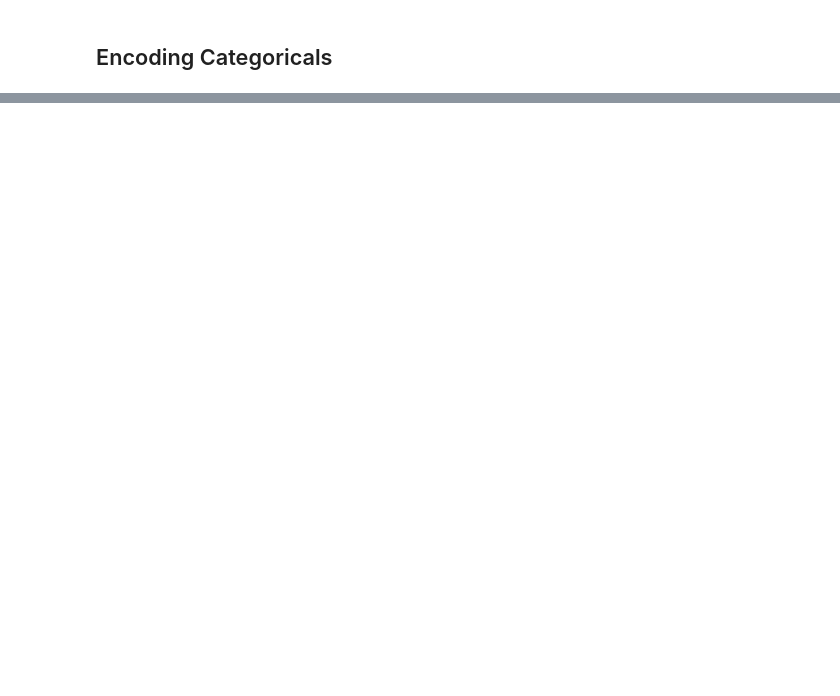
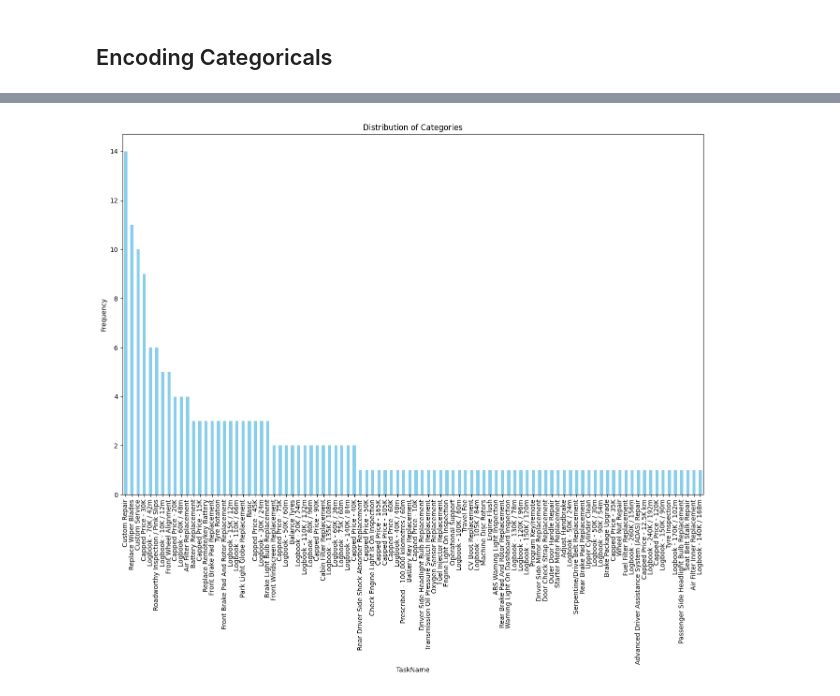
Before and after one commit to tdela12/CAPSTONE_T316, a Jupyter notebook: Preliminary Models/preprocessing.ipynb, the cells around one changed output, grey strips where cells are left out. Drawn from its saved outputs; the diff is of its cells as text; code cells hidden in the pictures; blank space fills up the shorter version.

```diff
--- a/Preliminary Models/preprocessing.ipynb
+++ b/Preliminary Models/preprocessing.ipynb
@@ -100,0 +138,14 @@ Index(['TaskName', 'VYMM', 'VMake', 'BTicketType', 'BShopState',
+# %%
+# Count frequency of each category
+counts = train_X['TaskName'].value_counts()
+
+# Plot
+plt.figure(figsize=(16, 10))
+counts.plot(kind='bar', color='skyblue')
+plt.title('Distribution of Categories')
+plt.xlabel('TaskName')
+plt.ylabel('Frequency')
+plt.xticks(rotation=90)
+plt.show()
+# %% [output]
+[figure, added]
```
Also changed, not shown: parts of 17 cells of this notebook.
